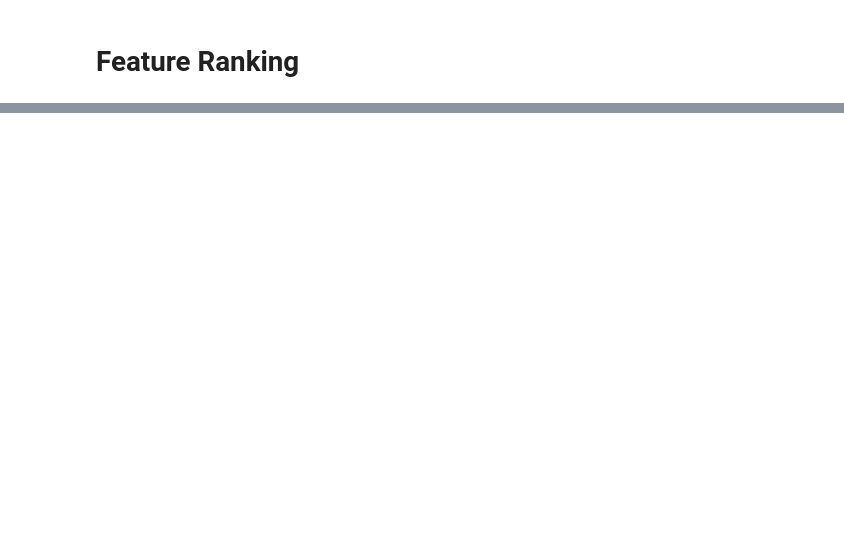
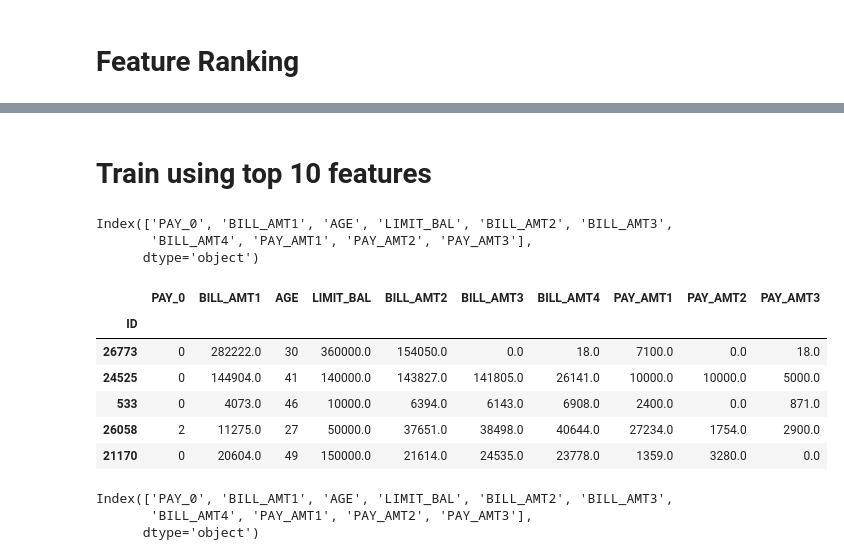
Before and after one commit to Jake-LJH/default-prediction, a Jupyter notebook: source/cc_model_training.ipynb, the cells around one changed output, grey strips where cells are left out. Cells and saved outputs as stored; diff of their text form; code cells hidden in the pictures; blank space fills up the shorter version.

```diff
--- a/source/cc_model_training.ipynb
+++ b/source/cc_model_training.ipynb
@@ -407,0 +408,30 @@ plt.show()
+# %% [markdown]
+# Train using top 10 features
+# %%
+X_top10_features = test_under[['PAY_0','BILL_AMT1','AGE','LIMIT_BAL','BILL_AMT2','BILL_AMT3','BILL_AMT4','PAY_AMT1','PAY_AMT2','PAY_AMT3']]
+y_top10_features = test_under['default.payment.next.month']
+# %%
+X_top10_features.columns
+# %% [output]
+Index(['PAY_0', 'BILL_AMT1', 'AGE', 'LIMIT_BAL', 'BILL_AMT2', 'BILL_AMT3',
+       'BILL_AMT4', 'PAY_AMT1', 'PAY_AMT2', 'PAY_AMT3'],
+      dtype='object')
+# %%
+X_train_top10, x_test_top10, Y_train_top10, y_test_top10 = train_test_split(X_top10_features, y_top10_features, test_size = 0.20, random_state=42)
+X_train_top10.head()
+# %% [output]
+|  | PAY_0 | BILL_AMT1 | AGE | LIMIT_BAL | BILL_AMT2 | BILL_AMT3 | BILL_AMT4 | PAY_AMT1 | PAY_AMT2 | PAY_AMT3 |
+| ID |  |  |  |  |  |  |  |  |  |  |
+| 26773 | 0 | 282222.0 | 30 | 360000.0 | 154050.0 | 0.0 | 18.0 | 7100.0 | 0.0 | 18.0 |
+| 24525 | 0 | 144904.0 | 41 | 140000.0 | 143827.0 | 141805.0 | 26141.0 | 10000.0 | 10000.0 | 5000.0 |
+| 533 | 0 | 4073.0 | 46 | 10000.0 | 6394.0 | 6143.0 | 6908.0 | 2400.0 | 0.0 | 871.0 |
+| 26058 | 2 | 11275.0 | 27 | 50000.0 | 37651.0 | 38498.0 | 40644.0 | 27234.0 | 1754.0 | 2900.0 |
+| 21170 | 0 | 20604.0 | 49 | 150000.0 | 21614.0 | 24535.0 | 23778.0 | 1359.0 | 3280.0 | 0.0 |
+# %%
+numeric_cols = X_top10_features.columns
+
+print(numeric_cols)
+# %% [output]
+Index(['PAY_0', 'BILL_AMT1', 'AGE', 'LIMIT_BAL', 'BILL_AMT2', 'BILL_AMT3',
+       'BILL_AMT4', 'PAY_AMT1', 'PAY_AMT2', 'PAY_AMT3'],
+      dtype='object')
```
Also changed, not shown: parts of 12 cells of this notebook.
